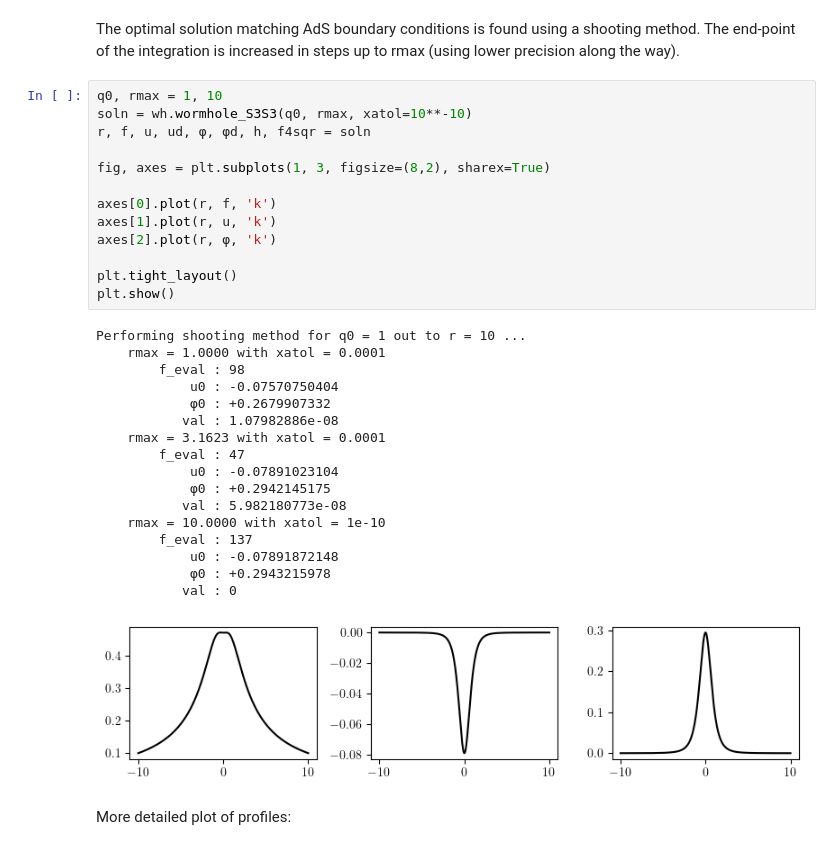
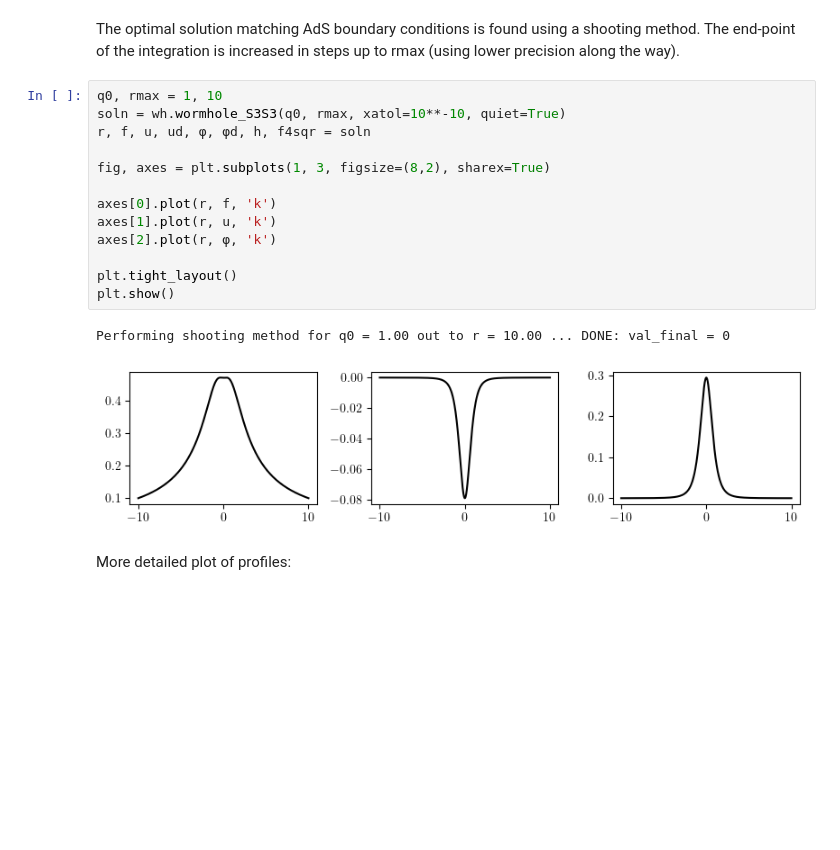
Before and after one commit to gloges/typeII-wormholes, a Jupyter notebook: wormholes.ipynb, the cells around one changed output. Saved outputs shown, nothing was run; the diff lists cells and outputs as text; blank space fills up the shorter version.

```diff
--- a/wormholes.ipynb
+++ b/wormholes.ipynb
@@ -49,35 +49,20 @@ plt.show()
 The optimal solution matching AdS boundary conditions is found using a shooting method. The end-point of the integration is increased in steps up to rmax (using lower precision along the way).
 # %%
 q0, rmax = 1, 10
-soln = wh.wormhole_S3S3(q0, rmax, xatol=10**-10)
+soln = wh.wormhole_S3S3(q0, rmax, xatol=10**-10, quiet=True)
 r, f, u, ud, φ, φd, h, f4sqr = soln
 
 fig, axes = plt.subplots(1, 3, figsize=(8,2), sharex=True)
 
 axes[0].plot(r, f, 'k')
 axes[1].plot(r, u, 'k')
 axes[2].plot(r, φ, 'k')
 
 plt.tight_layout()
 plt.show()
 # %% [output]
-Performing shooting method for q0 = 1 out to r = 10 ...
-    rmax = 1.0000 with xatol = 0.0001
-        f_eval : 98
-            u0 : -0.07570750404
-            φ0 : +0.2679907332
-           val : 1.07982886e-08
-    rmax = 3.1623 with xatol = 0.0001
-        f_eval : 47
-            u0 : -0.07891023104
-            φ0 : +0.2942145175
-           val : 5.982180773e-08
-    rmax = 10.0000 with xatol = 1e-10
-        f_eval : 137
-            u0 : -0.07891872148
-            φ0 : +0.2943215978
-           val : 0
+Performing shooting method for q0 = 1.00 out to r = 10.00 ... DONE: val_final = 0
-[figure, old version]
+[figure, new version]
 # %% [markdown]
 More detailed plot of profiles:
 # %%
```
Also changed, not shown: parts of 13 cells of this notebook, 2 other files.
